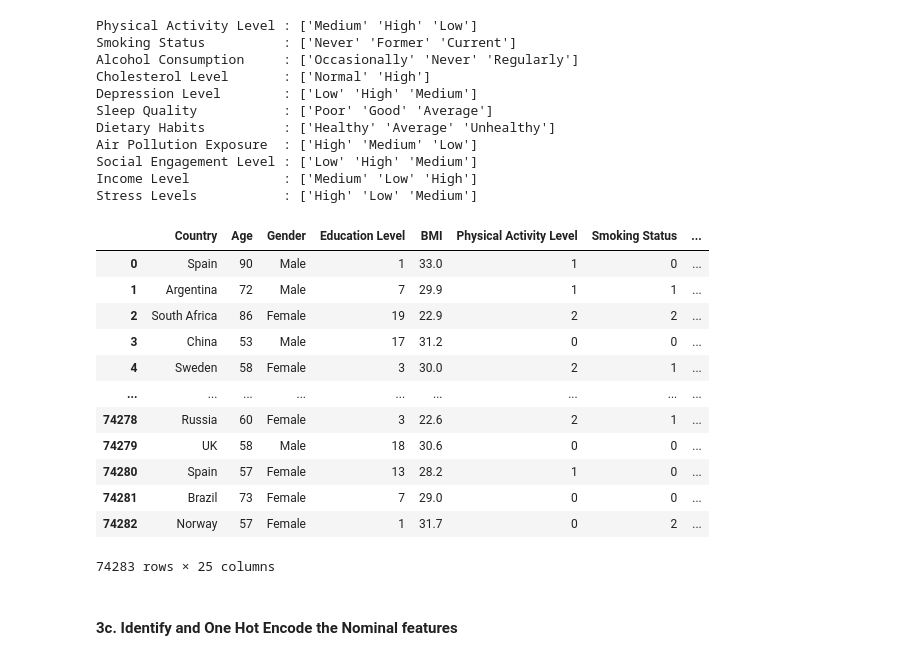
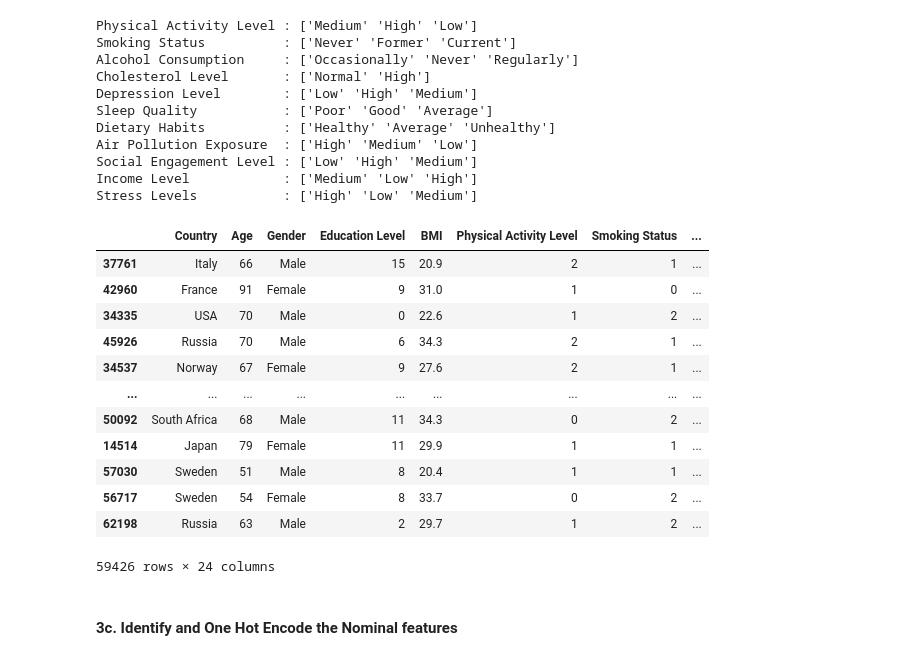
Before and after one commit to el337-Eric-Liu/DS644-102-Eric-Liu, a Jupyter notebook: DS644 - Alzheimer Prediction - Eric Liu.ipynb, the cells around one changed output. Drawn from its saved outputs; the diff is of its cells as text; code cells hidden in the pictures.

```diff
--- a/DS644 - Alzheimer Prediction - Eric Liu.ipynb
+++ b/DS644 - Alzheimer Prediction - Eric Liu.ipynb
@@ -122,7 +122,11 @@ X_train, X_test, y_train, y_test = train_test_split(X, y, test_size=0.2, stratif
 # %% [markdown]
 #### **3a. Map all Yes / No Features to 1 or 0**
 # %%
-df = df.replace({'No': 0, 'Yes': 1})
+X_train = X_train.replace({'No': 0, 'Yes': 1})
+y_train = y_train.replace({'No': 0, 'Yes': 1})
+
+X_test = X_test.replace({'No': 0, 'Yes': 1})
+y_test = y_test.replace({'No': 0, 'Yes': 1})
 # %% [markdown]
 #### **3b. Identify and Label Encode the Ordinal features**
 # %%
@@ -144,30 +148,36 @@ Stress Levels           : ['High' 'Low' 'Medium']
 # %%
 LowMedHigh = ['Low', 'Medium', 'High']
 Smoking = ['Never', 'Former', 'Current']
 Alcohol = ['Never', 'Occasionally', 'Regularly']
 Cholesterol = ['Normal', 'High']
 Sleep = ['Poor', 'Average', 'Good']
 Diet = ['Unhealthy', 'Average', 'Healthy']
 
-enc = OrdinalEncoder(categories = [LowMedHigh, Smoking, Alcohol, Cholesterol, LowMedHigh, Sleep, Diet, LowMedHigh, LowMedHigh, LowMedHigh, LowMedHigh])
-df[['Physical Activity Level', 'Smoking Status', 'Alcohol Consumption', 'Cholesterol Level', 'Depression Level',
+enc = OrdinalEncoder(handle_unknown='use_encoded_value', unknown_value = -1, categories = [LowMedHigh, Smoking, Alcohol, Cholesterol, LowMedHigh, Sleep, Diet, LowMedHigh, LowMedHigh, LowMedHigh, LowMedHigh])
+X_train[['Physical Activity Level', 'Smoking Status', 'Alcohol Consumption', 'Cholesterol Level', 'Depression Level',
     'Sleep Quality', 'Dietary Habits', 'Air Pollution Exposure', 'Social Engagement Level', 'Income Level', 'Stress Levels']] = enc.fit_transform(
-df[['Physical Activity Level', 'Smoking Status', 'Alcohol Consumption', 'Cholesterol Level', 'Depression Level',
+X_train[['Physical Activity Level', 'Smoking Status', 'Alcohol Consumption', 'Cholesterol Level', 'Depression Level',
     'Sleep Quality', 'Dietary Habits', 'Air Pollution Exposure', 'Social Engagement Level', 'Income Level', 'Stress Levels']]).astype('int64')
-df
+
+enc = OrdinalEncoder(handle_unknown='use_encoded_value', unknown_value = -1, categories = [LowMedHigh, Smoking, Alcohol, Cholesterol, LowMedHigh, Sleep, Diet, LowMedHigh, LowMedHigh, LowMedHigh, LowMedHigh])
+X_test[['Physical Activity Level', 'Smoking Status', 'Alcohol Consumption', 'Cholesterol Level', 'Depression Level',
+    'Sleep Quality', 'Dietary Habits', 'Air Pollution Exposure', 'Social Engagement Level', 'Income Level', 'Stress Levels']] = enc.fit_transform(
+X_test[['Physical Activity Level', 'Smoking Status', 'Alcohol Consumption', 'Cholesterol Level', 'Depression Level',
+    'Sleep Quality', 'Dietary Habits', 'Air Pollution Exposure', 'Social Engagement Level', 'Income Level', 'Stress Levels']]).astype('int64')
+X_train
 # %% [output]
 |  | Country | Age | Gender | Education Level | BMI | Physical Activity Level | Smoking Status | ... |
-| 0 | Spain | 90 | Male | 1 | 33.0 | 1 | 0 | ... |
-| 1 | Argentina | 72 | Male | 7 | 29.9 | 1 | 1 | ... |
-| 2 | South Africa | 86 | Female | 19 | 22.9 | 2 | 2 | ... |
-| 3 | China | 53 | Male | 17 | 31.2 | 0 | 0 | ... |
-| 4 | Sweden | 58 | Female | 3 | 30.0 | 2 | 1 | ... |
+| 37761 | Italy | 66 | Male | 15 | 20.9 | 2 | 1 | ... |
+| 42960 | France | 91 | Female | 9 | 31.0 | 1 | 0 | ... |
+| 34335 | USA | 70 | Male | 0 | 22.6 | 1 | 2 | ... |
+| 45926 | Russia | 70 | Male | 6 | 34.3 | 2 | 1 | ... |
+| 34537 | Norway | 67 | Female | 9 | 27.6 | 2 | 1 | ... |
 | ... | ... | ... | ... | ... | ... | ... | ... | ... |
-| 74278 | Russia | 60 | Female | 3 | 22.6 | 2 | 1 | ... |
-| 74279 | UK | 58 | Male | 18 | 30.6 | 0 | 0 | ... |
-| 74280 | Spain | 57 | Female | 13 | 28.2 | 1 | 0 | ... |
-| 74281 | Brazil | 73 | Female | 7 | 29.0 | 0 | 0 | ... |
-| 74282 | Norway | 57 | Female | 1 | 31.7 | 0 | 2 | ... |
+| 50092 | South Africa | 68 | Male | 11 | 34.3 | 0 | 2 | ... |
+| 14514 | Japan | 79 | Female | 11 | 29.9 | 1 | 1 | ... |
+| 57030 | Sweden | 51 | Male | 8 | 20.4 | 1 | 1 | ... |
+| 56717 | Sweden | 54 | Female | 8 | 33.7 | 0 | 2 | ... |
+| 62198 | Russia | 63 | Male | 2 | 29.7 | 1 | 2 | ... |
-74283 rows × 25 columns
+59426 rows × 24 columns
 # %% [markdown]
 #### **3c. Identify and One Hot Encode the Nominal features**
```
Also changed, not shown: parts of 13 cells of this notebook.
